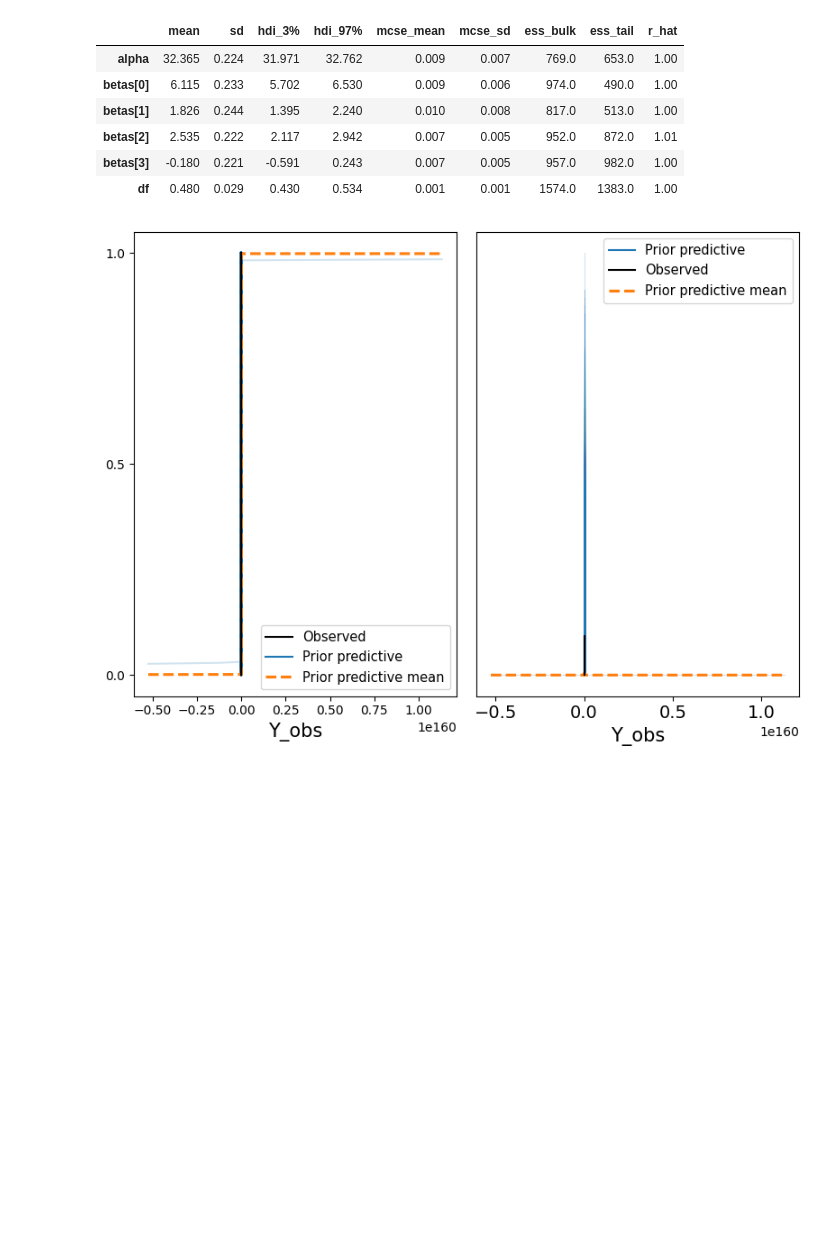
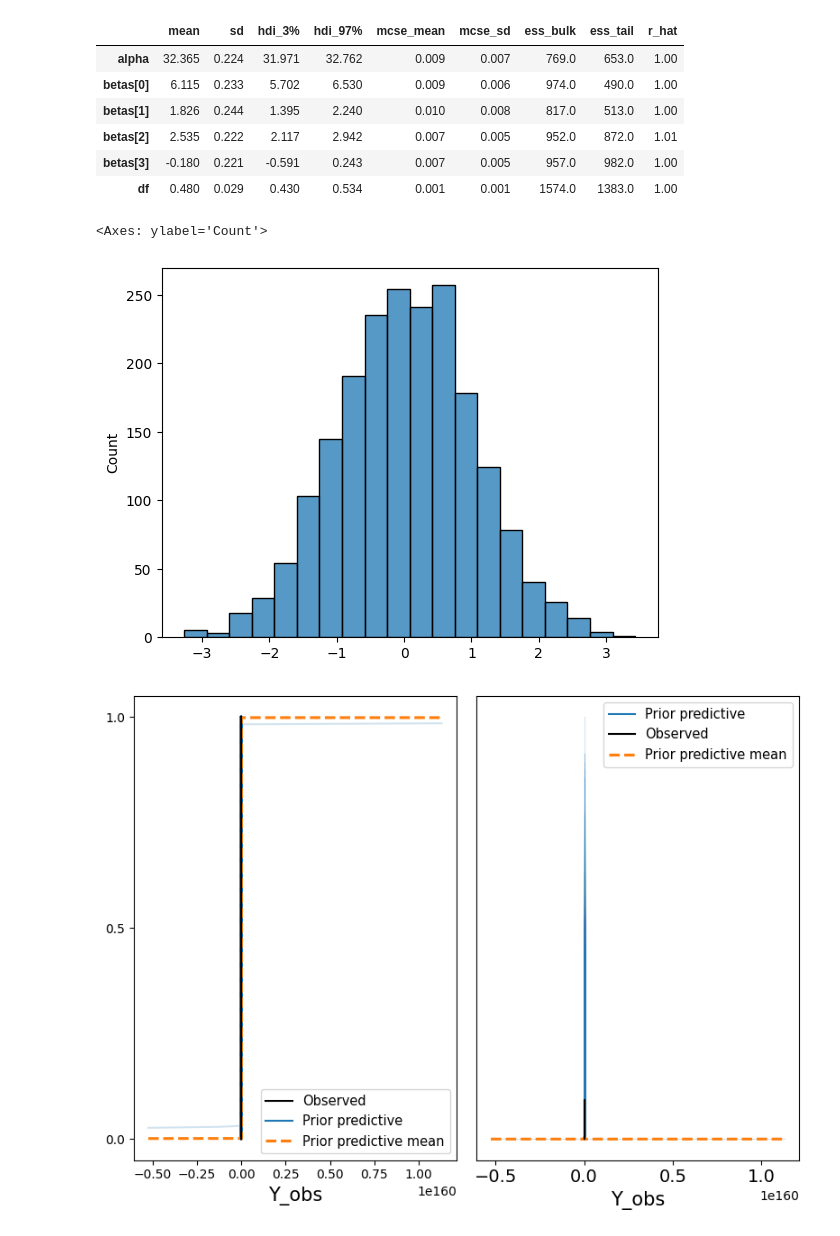
Before and after one commit to AnabelleSouza/CRUD_PDO-CONTEINER, a Jupyter notebook: Real_Estate_Valuation_2ipynb.ipynb, the cells around one changed output. Drawn from its saved outputs; the diff is of its cells as text; code cells hidden in the pictures; blank space fills up the shorter version.

```diff
--- a/Real_Estate_Valuation_2ipynb.ipynb
+++ b/Real_Estate_Valuation_2ipynb.ipynb
@@ -457,6 +457,11 @@ az.summary(trace_robust)
 # %%
 
 #analise_priori(robust_trace_prior,y)
+# %%
+sns.histplot(robust_trace_prior.prior['betas'].values.flatten(), bins=20)
+# %% [output]
+<Axes: ylabel='Count'>
+[figure, added]
 # %%
 # Criar subplots para exibir os gráficos
 fig, axes = plt.subplots(1, 2, figsize=(8, 6))
```
